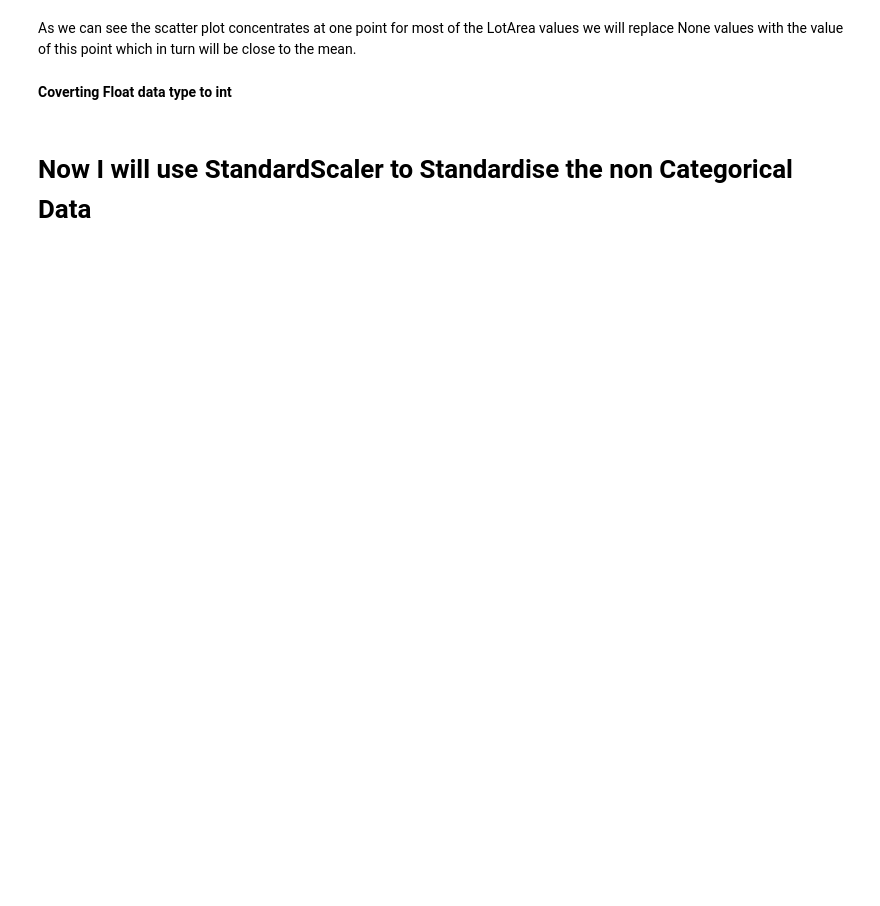
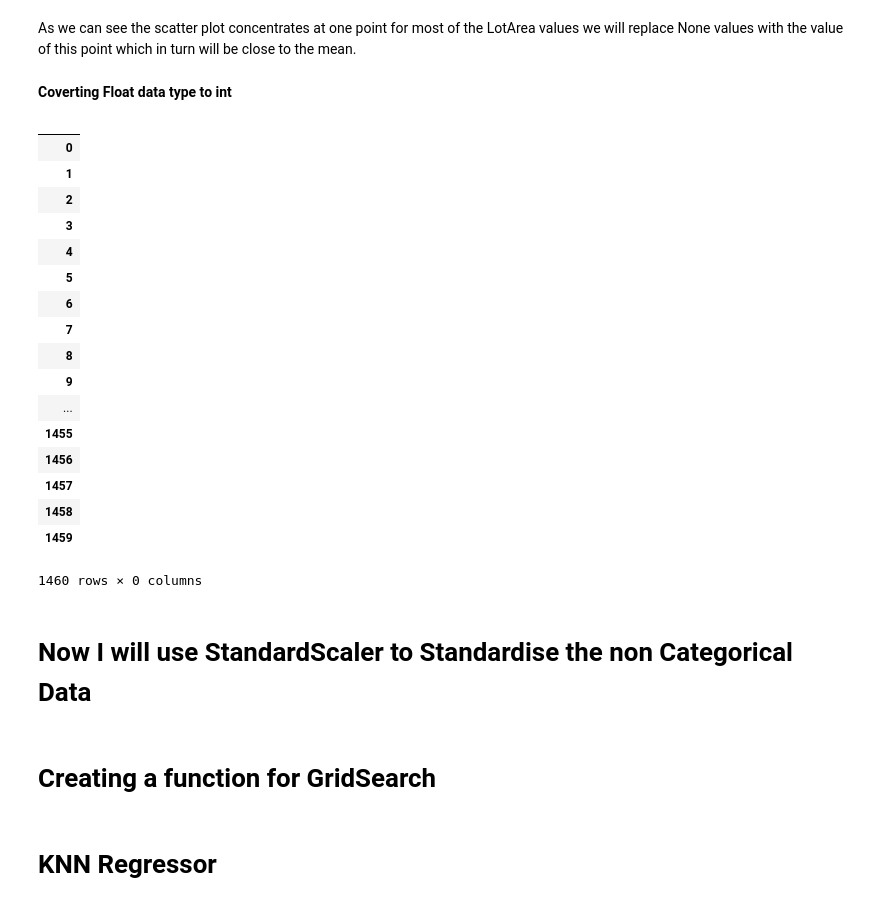
Before and after one commit to vatsal-M/House-Price, a Jupyter notebook: Housing Price Challenge.ipynb, the cells around one changed output. Saved outputs shown, nothing was run; the diff lists cells and outputs as text; code cells hidden in the pictures; blank space fills up the shorter version.

```diff
--- a/Housing Price Challenge.ipynb
+++ b/Housing Price Challenge.ipynb
@@ -144,7 +144,26 @@ df_encoded['LotFrontage'].fillna(df_encoded['LotFrontage'].mean(),inplace=True)
 # %% [markdown]
 **Coverting Float data type to int**
 # %%
-df_encoded.loc[:, df_encoded.dtypes == object]=(df_encoded.loc[:, df_encoded.dtypes == object]).astype(int)
+(df_encoded.loc[:, df_encoded.dtypes == float]).astype(int,inplace=True)
+# %% [output]
+|  |
+| 0 |
+| 1 |
+| 2 |
+| 3 |
+| 4 |
+| 5 |
+| 6 |
+| 7 |
+| 8 |
+| 9 |
+| ... |
+| 1455 |
+| 1456 |
+| 1457 |
+| 1458 |
+| 1459 |
+1460 rows × 0 columns
 # %% [markdown]
 # Now I will use StandardScaler to Standardise the non Categorical Data
 # %%
@@ -154,3 +173,5 @@ x=df_encoded.drop(['SalePrice'],axis=1)
 y=df_encoded['SalePrice']
 scaled_x=StandardScaler().fit_transform(x)
 X_train,X_test,y_train,y_test=train_test_split(scaled_x,y)
+# %% [markdown]
+# Creating a function for GridSearch
@@ -156,0 +184,2 @@ X_train,X_test,y_train,y_test=train_test_split(scaled_x,y)
+# %% [markdown]
+# KNN Regressor
```
Also changed, not shown: parts of 3 cells of this notebook.
